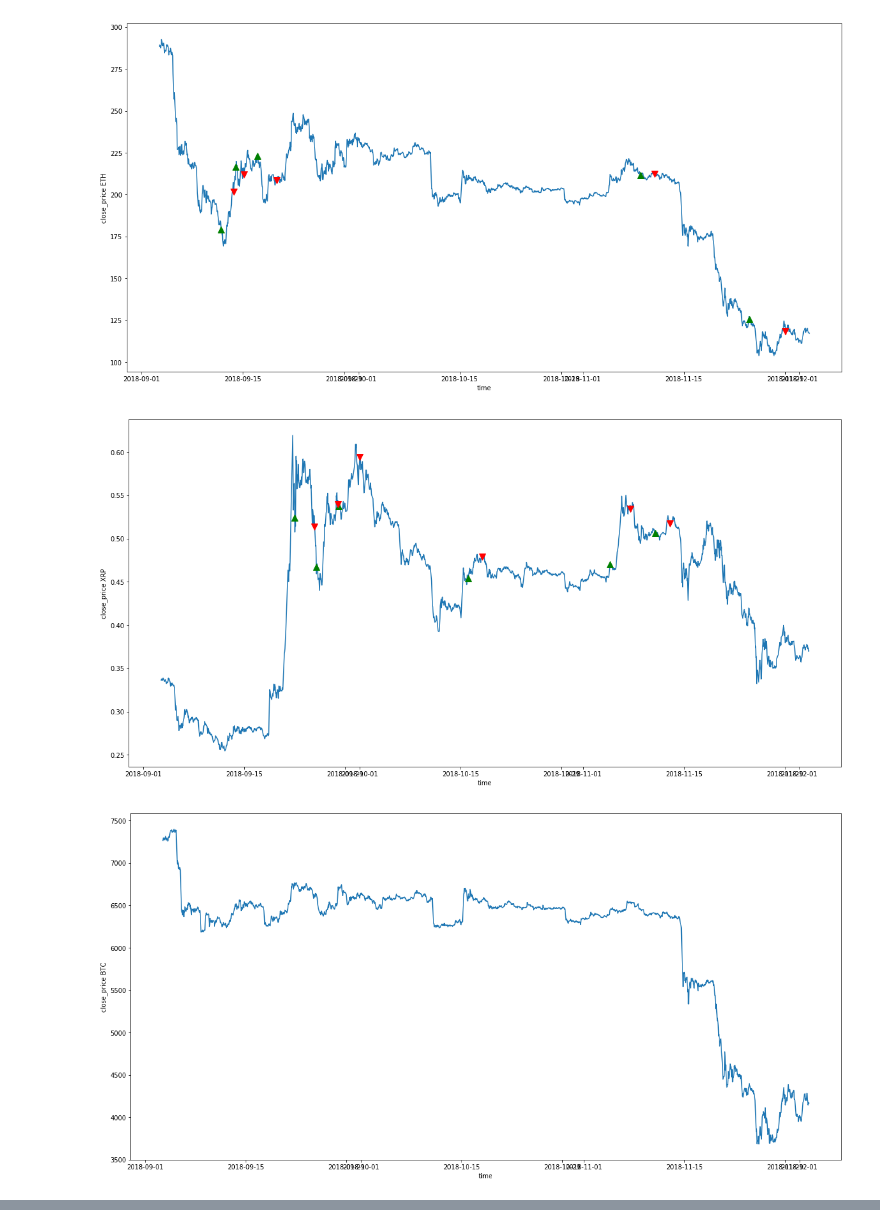
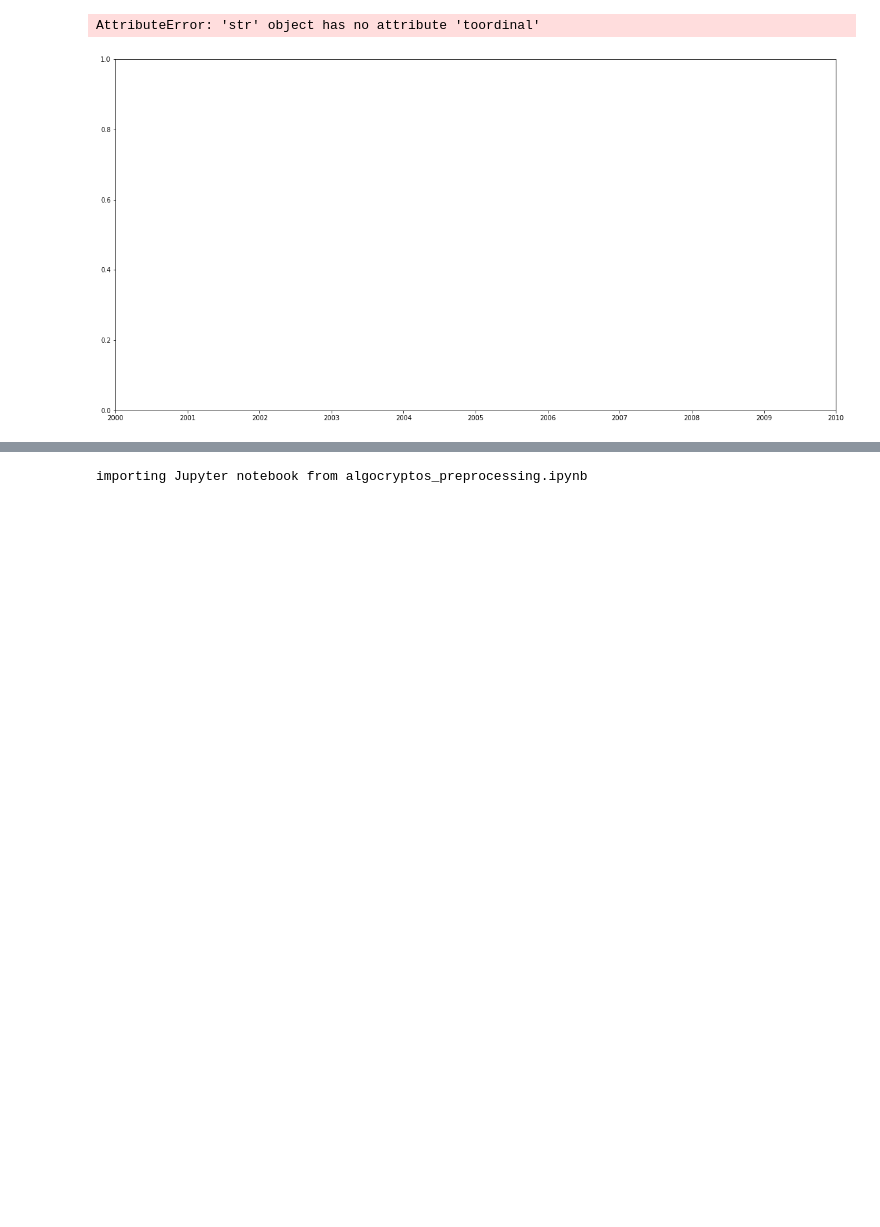
Before and after one commit to cysacenda/algocryptos, a Jupyter notebook: notebooks/ML/algocryptos_backtesting_final.ipynb, the cells around one changed output, grey strips where cells are left out. Saved outputs shown, nothing was run; the diff lists cells and outputs as text; code cells hidden in the pictures; blank space fills up the shorter version.

```diff
--- a/notebooks/ML/algocryptos_backtesting_final.ipynb
+++ b/notebooks/ML/algocryptos_backtesting_final.ipynb
@@ -38,8 +38,23 @@ class Trading_api_fake:
         self.nb_periods_price_to_buy = 1 # approx because actions will have delay
         self.orders = {}
 
+
     def __get_price(self, base_asset, quote_asset, key):
-        return self.close_prices[base_asset + quote_asset][key + timedelta(hours=self.nb_periods_price_to_buy)]
+        trading_pair = base_asset + quote_asset
+        if (key + timedelta(hours=self.nb_periods_price_to_buy)) in self.close_prices[trading_pair]:
+            close_price = self.close_prices[trading_pair][key].values[0]
+        else:
+            # Retrieve last available price
+            new_key = key
+            while new_key not in self.close_prices[trading_pair]:
+                print('WARNING, missing price value for simulation')
+                new_key = new_key - timedelta(hours=1)
+            close_price = self.close_prices[trading_pair][new_key].values[0]
+
+#         self.close_prices[trading_pair][key + timedelta(hours=self.nb_periods_price_to_buy)].values[0]
+
+        return close_price
+
 
     def init_from_backtesting_strategy(self, init_positions, fees, close_prices):
         self.positions = init_positions
@@ -54,9 +69,10 @@ class Trading_api_fake:
 
     def get_portfolio_value(self, trading_pairs, cash_asset, key):
         total_value = 0
+        close_price = 0
         for trading_pair, value in trading_pairs.items():
             amount = self.get_available_amount_crypto(value.base_asset)
-            close_price = self.close_prices[value.name][key]
+            close_price = self.__get_price(value.base_asset, value.quote_asset, key)
             total_value = total_value + (amount * close_price)
         total_value = total_value + self.get_available_amount_crypto(cash_asset)
         return total_value
@@ -345,7 +361,7 @@ class Backtesting_strategy:
             plt.plot(self.close_price[trading_pair])
             plt.plot(x_buy[trading_pair], y_buy[trading_pair], '^', markersize=10, color='g')
             plt.plot(x_sell[trading_pair], y_sell[trading_pair], 'v', markersize=10, color='r')
-            plt.plot(self.all_signals[trading_pair].index.values, np.zeros(len(self.all_signals[trading_pair])),  '|', markersize=10, color='k')
+            plt.plot(self.all_signals[trading_pair].index.get_level_values(0).values, np.zeros(len(self.all_signals[trading_pair])),  '|', markersize=10, color='k')
             plt.xlabel('time')
             plt.ylabel('close_price ' + value.base_asset)
             plt.show()
@@ -386,8 +402,8 @@ pair_5 = Trading_pair(trading_pair_5, base_asset_5, quote_asset_5)
 trading_pairs = {trading_pair_1: pair_1, trading_pair_2: pair_2, trading_pair_3: pair_3, trading_pair_4: pair_4, trading_pair_5: pair_5}
 thresholds = {trading_pair_1: threshold, trading_pair_2: threshold, trading_pair_3: threshold, trading_pair_4: threshold, trading_pair_5: threshold}
 
-init_date = y_test_1.index.min()
-end_date = y_test_1.index.max()
+init_date = y_test_1.index.get_level_values(0).min()
+end_date = y_test_1.index.get_level_values(0).max()
 
 X_tests = {trading_pair_1: X_test_1, trading_pair_2: X_test_2, trading_pair_3: X_test_3, trading_pair_4: X_test_4, trading_pair_5: X_test_5}
 X_closes = {trading_pair_1: X_test_close_price_1, trading_pair_2: X_test_close_price_2, trading_pair_3: X_test_close_price_3, trading_pair_4: X_test_close_price_4, trading_pair_5: X_test_close_price_5}
@@ -417,3 +433,2 @@ Pourcentage change market average : -34.31%
+AttributeError: 'str' object has no attribute 'toordinal'
-[figure, old version]
+[figure, new version]
-[figure, removed]
-[figure, removed]
@@ -438,18 +450,20 @@ id_cryptocompare_4 = "166503"
 id_cryptocompare_5 = "4614"
 
 #dict_df = load_obj('dict_df_2018_11_24_top7')
-dict_df = load_obj('dict_df_2018_12_03_top10')
+dict_df = load_obj('dict_df_2018_12_10_top10')
 
 def train_model(X_, y_):
-    #scale_pos_weight = y_.value_counts()[False] / y_.value_counts()[True]
+    scale_pos_weight = y_.value_counts()[False] / y_.value_counts()[True]
 
-    xgbc = XGBClassifier(booster='gbtree', colsample_bylevel=1,
-       colsample_bytree=0.9, gamma=0.0, learning_rate=0.01,
-       max_delta_step=0, max_depth=3, min_child_weight=5, missing=None,
-       n_estimators=600, nthread=-1,
-       objective='binary:logistic', random_state=0, reg_alpha=0.01,
-       reg_lambda=1, scale_pos_weight=4.0270621065611, seed=27,
-       silent=True, subsample=0.9).fit(X_.values, y_.values)
+#     xgbc = XGBClassifier(booster='gbtree', colsample_bylevel=1,
+#        colsample_bytree=0.9, gamma=0.0, learning_rate=0.01,
+#        max_delta_step=0, max_depth=3, min_child_weight=5, missing=None,
+#        n_estimators=600, nthread=-1,
+#        objective='binary:logistic', random_state=0, reg_alpha=0.01,
+#        reg_lambda=1, scale_pos_weight=4.0270621065611, seed=27,
+#        silent=True, subsample=0.9).fit(X_.values, y_.values)
+
+
 #     xgbc = RandomForestClassifier(bootstrap=False, class_weight='balanced',
 #             criterion='gini', max_depth=5, max_features='sqrt',
 #             max_leaf_nodes=None, min_impurity_decrease=0.0,
@@ -457,45 +471,56 @@ def train_model(X_, y_):
 #             min_samples_split=10, min_weight_fraction_leaf=0.0,
 #             n_estimators=50, oob_score=False, random_state=0,
 #             verbose=0, warm_start=False).fit(X_.values, y_.values)
+
+    xgbc = XGBClassifier(random_state=0, scale_pos_weight=scale_pos_weight, silent=True).fit(X_.values, y_.values)
     return xgbc
+
+useless_features = load_obj('useless_features')
 
 X_train_1, X_test_1, y_train_1, y_test_1, X_train_close_price_1, X_test_close_price_1 = alg_preproc.get_preprocessed_data(dict_df, dict_hours_labels,
                                                                      close_price_increase_targeted,
                                                                      True,
                                                                      do_scale=True,
                                                                      do_pca=True,
-                                                                     id_cryptocompare=id_cryptocompare_1)
+                                                                     id_cryptocompare=id_cryptocompare_1,
+                                                                     useless_features=useless_features)
 
 X_train_2, X_test_2, y_train_2, y_test_2, X_train_close_price_2, X_test_close_price_2 = alg_preproc.get_preprocessed_data(dict_df, dict_hours_labels,
                                                                      close_price_increase_targeted,
                                                                      True,
                                                                      do_scale=True,
                                                                      do_pca=True,
-                                                                     id_cryptocompare=id_cryptocompare_2)
+                                                                     id_cryptocompare=id_cryptocompare_2,
+                                                                     useless_features=useless_features)
 
 X_train_3, X_test_3, y_train_3, y_test_3, X_train_close_price_3, X_test_close_price_3 = alg_preproc.get_preprocessed_data(dict_df, dict_hours_labels,
                                                                      close_price_increase_targeted,
                                                                      True,
                                                                      do_scale=True,
                                                                      do_pca=True,
-                                                                     id_cryptocompare=id_cryptocompare_3)
+                                                                     id_cryptocompare=id_cryptocompare_3,
+                                                                     useless_features=useless_features)
 
 X_train_4, X_test_4, y_train_4, y_test_4, X_train_close_price_4, X_test_close_price_4 = alg_preproc.get_preprocessed_data(dict_df, dict_hours_labels,
                                                                      close_price_increase_targeted,
                                                                      True,
                                                                      do_scale=True,
                                                                      do_pca=True,
-                                                                     id_cryptocompare=id_cryptocompare_4)
+                                                                     id_cryptocompare=id_cryptocompare_4,
+                                                                     useless_features=useless_features)
 
 X_train_5, X_test_5, y_train_5, y_test_5, X_train_close_price_5, X_test_close_price_5 = alg_preproc.get_preprocessed_data(dict_df, dict_hours_labels,
                                                                      close_price_increase_targeted,
                                                                      True,
                                                                      do_scale=True,
                                                                      do_pca=True,
-                                                                     id_cryptocompare=id_cryptocompare_5)
+                                                                     id_cryptocompare=id_cryptocompare_5,
+                                                                     useless_features=useless_features)
 
 
 model_1 = train_model(X_train_1, y_train_1[y_to_be_considered])
 #model_2 = train_model(X_train_2, y_train_2[y_to_be_considered])
 # TODO : Pourquoi X_train1 et X_train 2 sont différents ?
 # pd.DataFrame(X_train_1).describe() vs pd.DataFrame(X_train_2).describe()
+# %% [output]
+importing Jupyter notebook from algocryptos_preprocessing.ipynb
```
Also changed, not shown: parts of 1 cell of this notebook, 3 other files.
